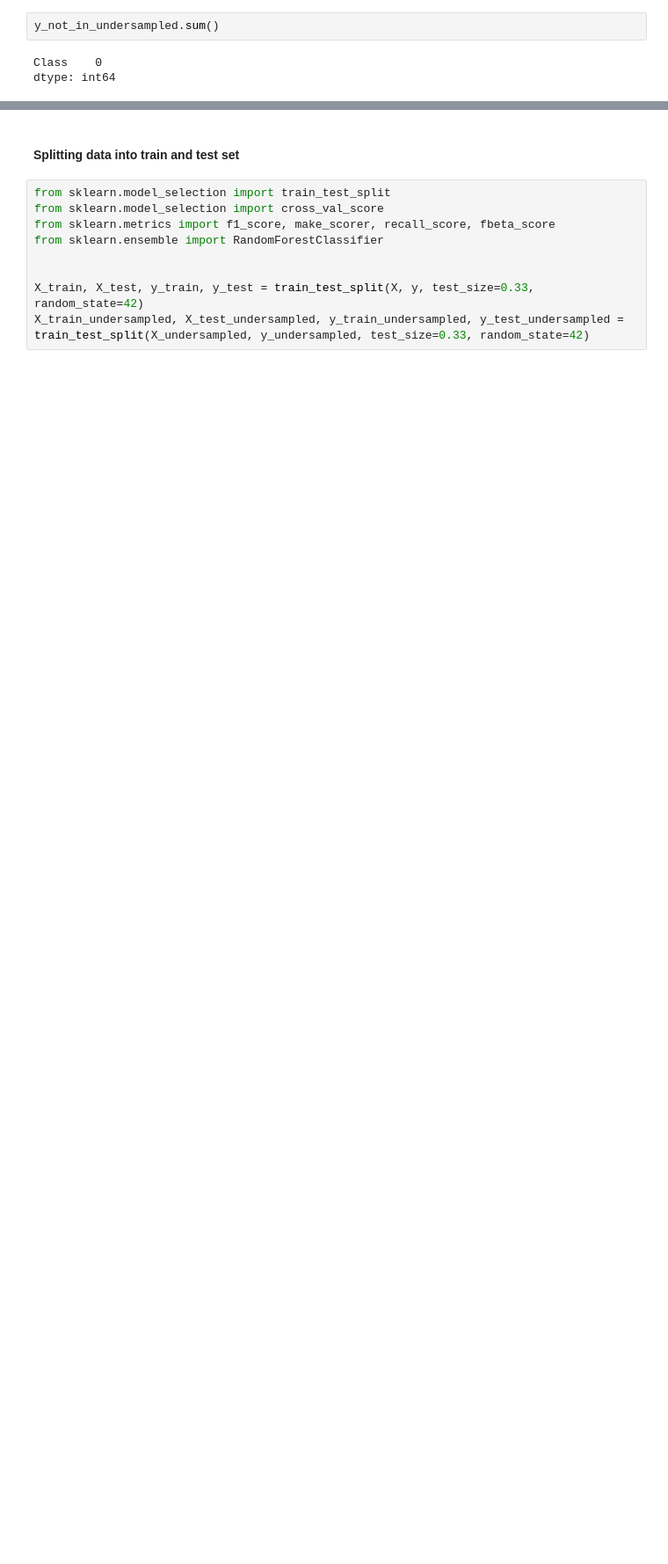
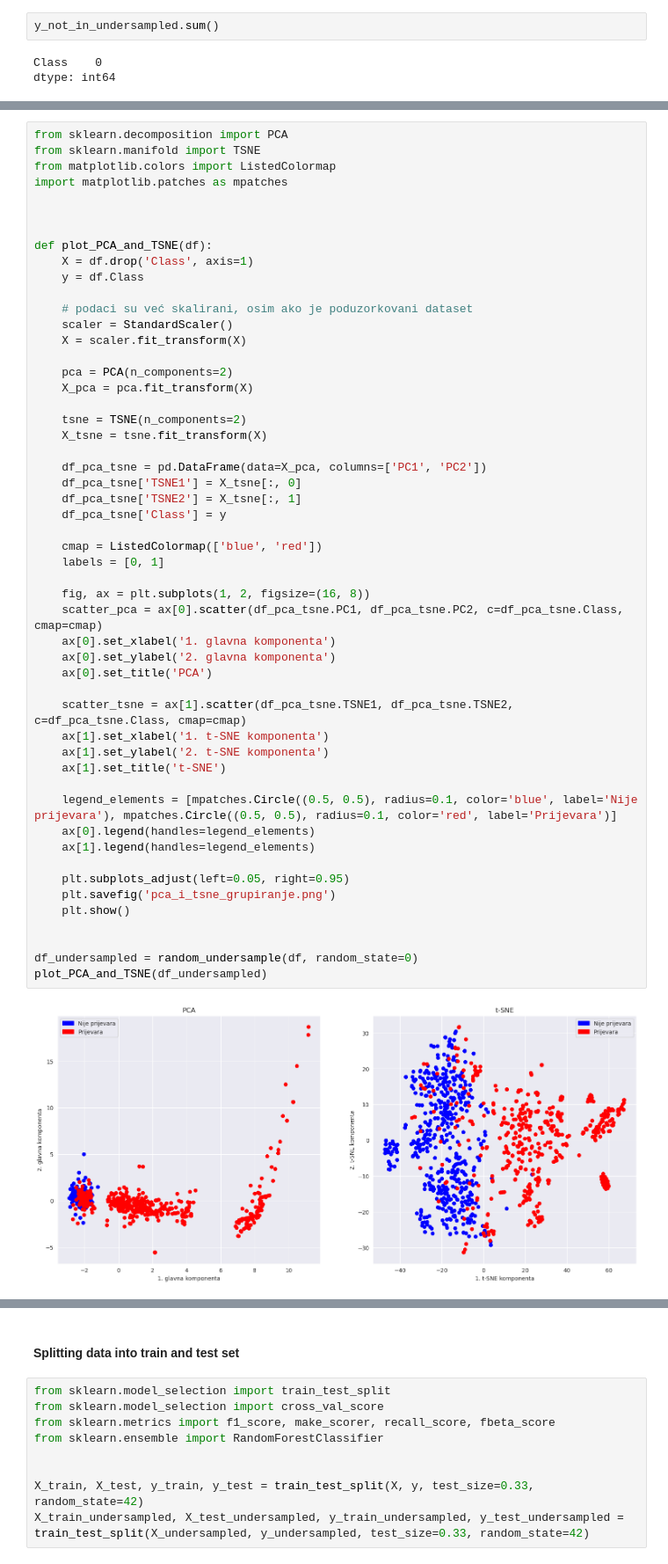
Before and after one commit to AntonioIlinovic/Credit_fraud, a Jupyter notebook: credit_fraud.ipynb, the cells around one changed output, grey strips where cells are left out. Shown at 88% size. Drawn from its saved outputs; the diff is of its cells as text; blank space fills up the shorter version.

```diff
--- a/credit_fraud.ipynb
+++ b/credit_fraud.ipynb
@@ -232,0 +272,54 @@ plot_distribution(df_undersampled, feature_name, split_by_class=split_by_class,
+# %%
+from sklearn.decomposition import PCA
+from sklearn.manifold import TSNE
+from matplotlib.colors import ListedColormap
+import matplotlib.patches as mpatches
+
+
+
+def plot_PCA_and_TSNE(df):
+    X = df.drop('Class', axis=1)
+    y = df.Class
+
+    # podaci su već skalirani, osim ako je poduzorkovani dataset
+    scaler = StandardScaler()
+    X = scaler.fit_transform(X)
+
+    pca = PCA(n_components=2)
+    X_pca = pca.fit_transform(X)
+
+    tsne = TSNE(n_components=2)
+    X_tsne = tsne.fit_transform(X)
+
+    df_pca_tsne = pd.DataFrame(data=X_pca, columns=['PC1', 'PC2'])
+    df_pca_tsne['TSNE1'] = X_tsne[:, 0]
+    df_pca_tsne['TSNE2'] = X_tsne[:, 1]
+    df_pca_tsne['Class'] = y
+
+    cmap = ListedColormap(['blue', 'red'])
+    labels = [0, 1]
+
+    fig, ax = plt.subplots(1, 2, figsize=(16, 8))
+    scatter_pca = ax[0].scatter(df_pca_tsne.PC1, df_pca_tsne.PC2, c=df_pca_tsne.Class, cmap=cmap)
+    ax[0].set_xlabel('1. glavna komponenta')
+    ax[0].set_ylabel('2. glavna komponenta')
+    ax[0].set_title('PCA')
+
+    scatter_tsne = ax[1].scatter(df_pca_tsne.TSNE1, df_pca_tsne.TSNE2, c=df_pca_tsne.Class, cmap=cmap)
+    ax[1].set_xlabel('1. t-SNE komponenta')
+    ax[1].set_ylabel('2. t-SNE komponenta')
+    ax[1].set_title('t-SNE')
+
+    legend_elements = [mpatches.Circle((0.5, 0.5), radius=0.1, color='blue', label='Nije prijevara'), mpatches.Circle((0.5, 0.5), radius=0.1, color='red', label='Prijevara')]
+    ax[0].legend(handles=legend_elements)
+    ax[1].legend(handles=legend_elements)
+
+    plt.subplots_adjust(left=0.05, right=0.95)
+    plt.savefig('pca_i_tsne_grupiranje.png')
+    plt.show()
+
+
+df_undersampled = random_undersample(df, random_state=0)
+plot_PCA_and_TSNE(df_undersampled)
+# %% [output]
+[figure, added]
```
Also changed, not shown: parts of 19 cells of this notebook.
